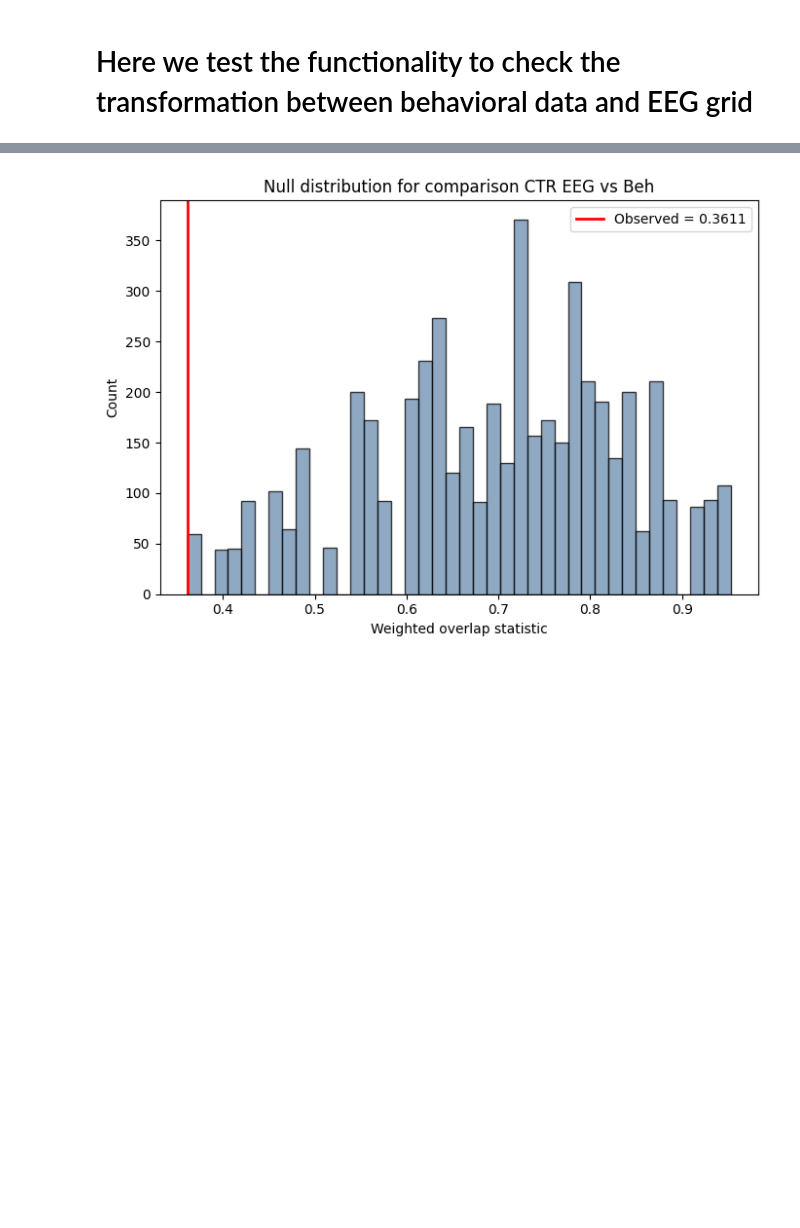
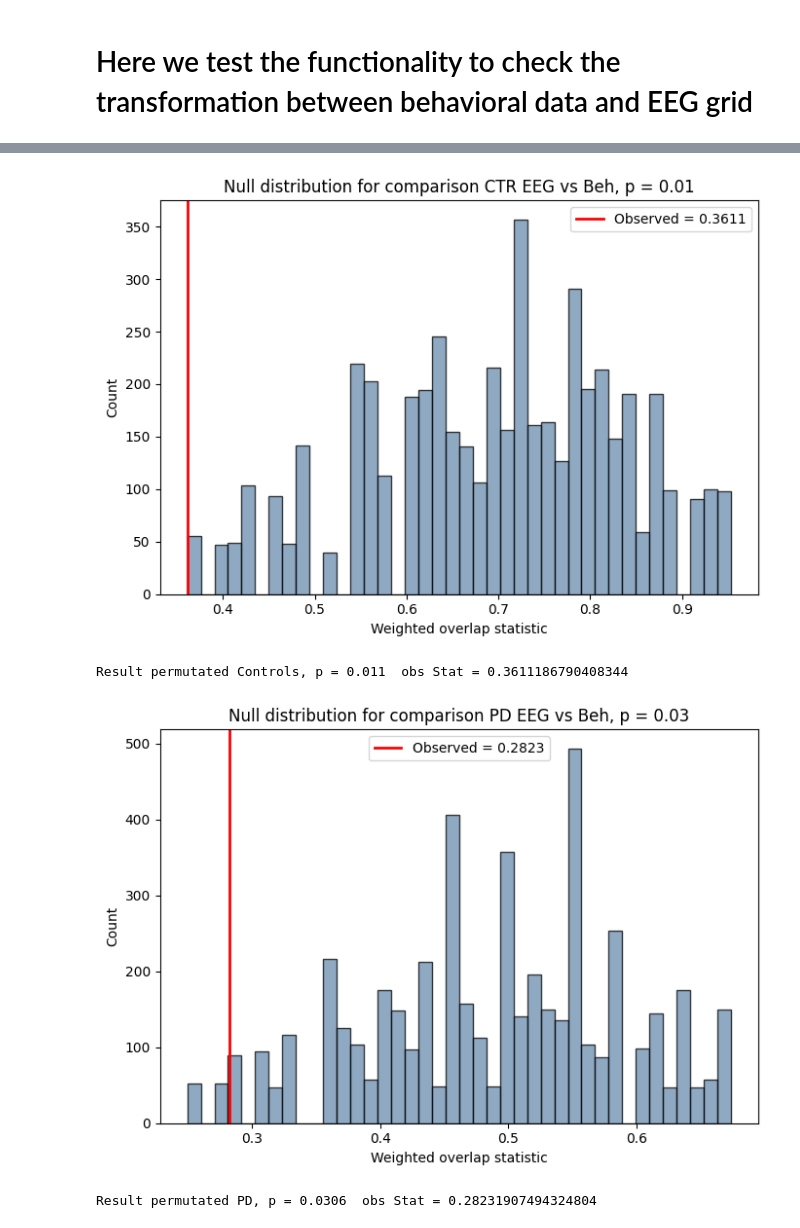
Before and after one commit to zevaz13/Metamers_python, a Jupyter notebook: scripts/EEGbeh/grid_mapping.ipynb, the cells around one changed output, grey strips where cells are left out. Saved outputs shown, nothing was run; the diff lists cells and outputs as text; code cells hidden in the pictures; blank space fills up the shorter version.

```diff
--- a/scripts/EEGbeh/grid_mapping.ipynb
+++ b/scripts/EEGbeh/grid_mapping.ipynb
@@ -163,17 +175,42 @@ obs = 0.3611186790408344
+# %%
+p, obs, null = permWeighted2Dshifts(BCTR, ECTR, nPerm=5000)
+
+plt.figure(figsize=(7, 5))
+# Histogram
+plt.hist(null, bins=40, color="#6a8caf", alpha=0.75, edgecolor="black")
+
+# Observed statistic line
+plt.axvline(obs, color="red", linewidth=2, label=f"Observed = {obs:.4f}")
+
+plt.title(f"Null distribution for comparison CTR EEG vs Beh, p = {p:.2f}")
+plt.xlabel("Weighted overlap statistic")
+plt.ylabel("Count")
+plt.legend()
+plt.tight_layout()
+plt.show()
+
+print("Result permutated Controls, p =", p, " obs Stat =", obs)
+# %% [output]
+[figure, added]
+Result permutated Controls, p = 0.011  obs Stat = 0.3611186790408344
 # %%
+p, obs, null = permWeighted2Dshifts(BPD, EPD, nPerm=5000)
+
 plt.figure(figsize=(7, 5))
-
 # Histogram
 plt.hist(null, bins=40, color="#6a8caf", alpha=0.75, edgecolor="black")
 
 # Observed statistic line
 plt.axvline(obs, color="red", linewidth=2, label=f"Observed = {obs:.4f}")
 
-plt.title("Null distribution for comparison CTR EEG vs Beh")
+plt.title(f"Null distribution for comparison PD EEG vs Beh, p = {p:.2f}")
 plt.xlabel("Weighted overlap statistic")
 plt.ylabel("Count")
 plt.legend()
 plt.tight_layout()
 plt.show()
+
+print("Result permutated PD, p =", p, " obs Stat =", obs)
 # %% [output]
-[figure, old version]
+[figure, new version]
+Result permutated PD, p = 0.0306  obs Stat = 0.28231907494324804
```
Also changed, not shown: parts of 9 cells of this notebook, 6 other files.
